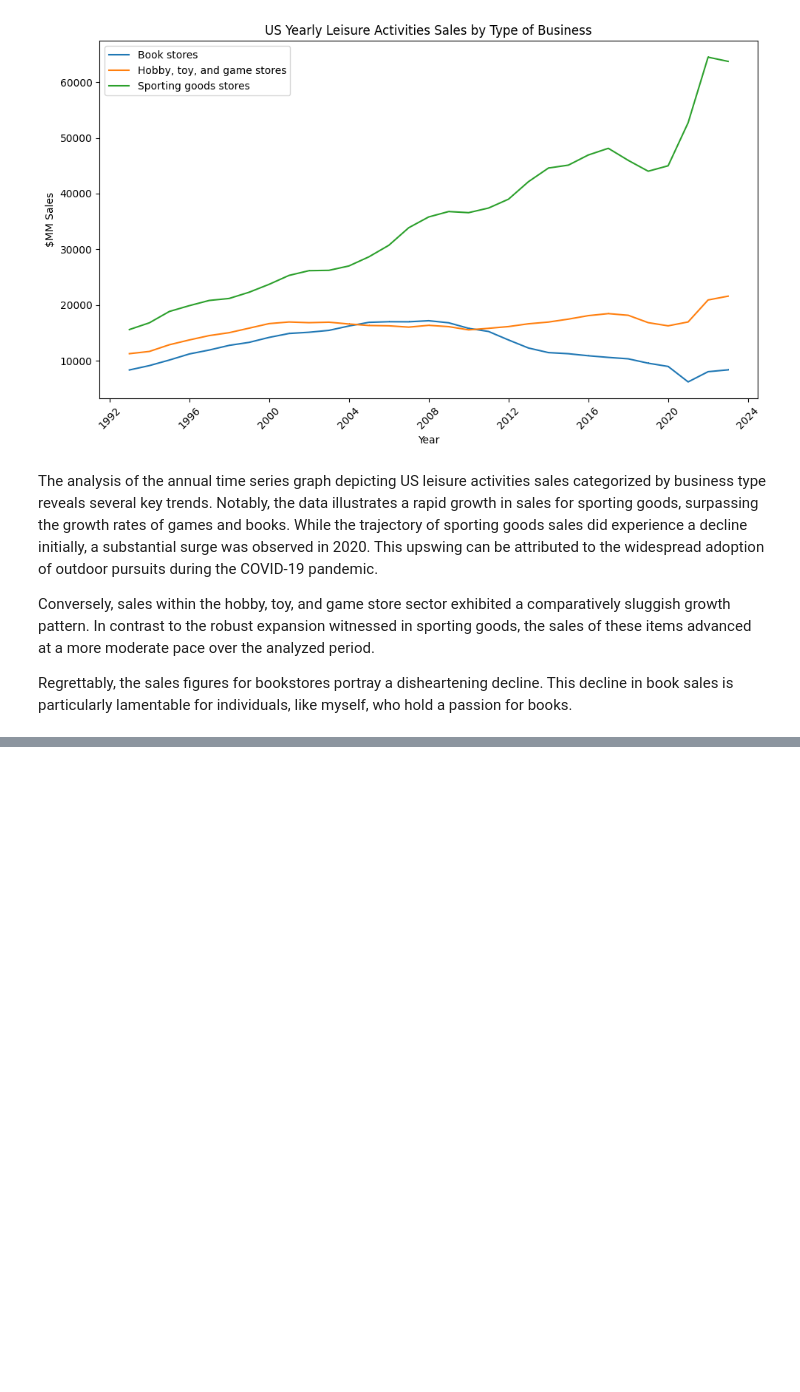
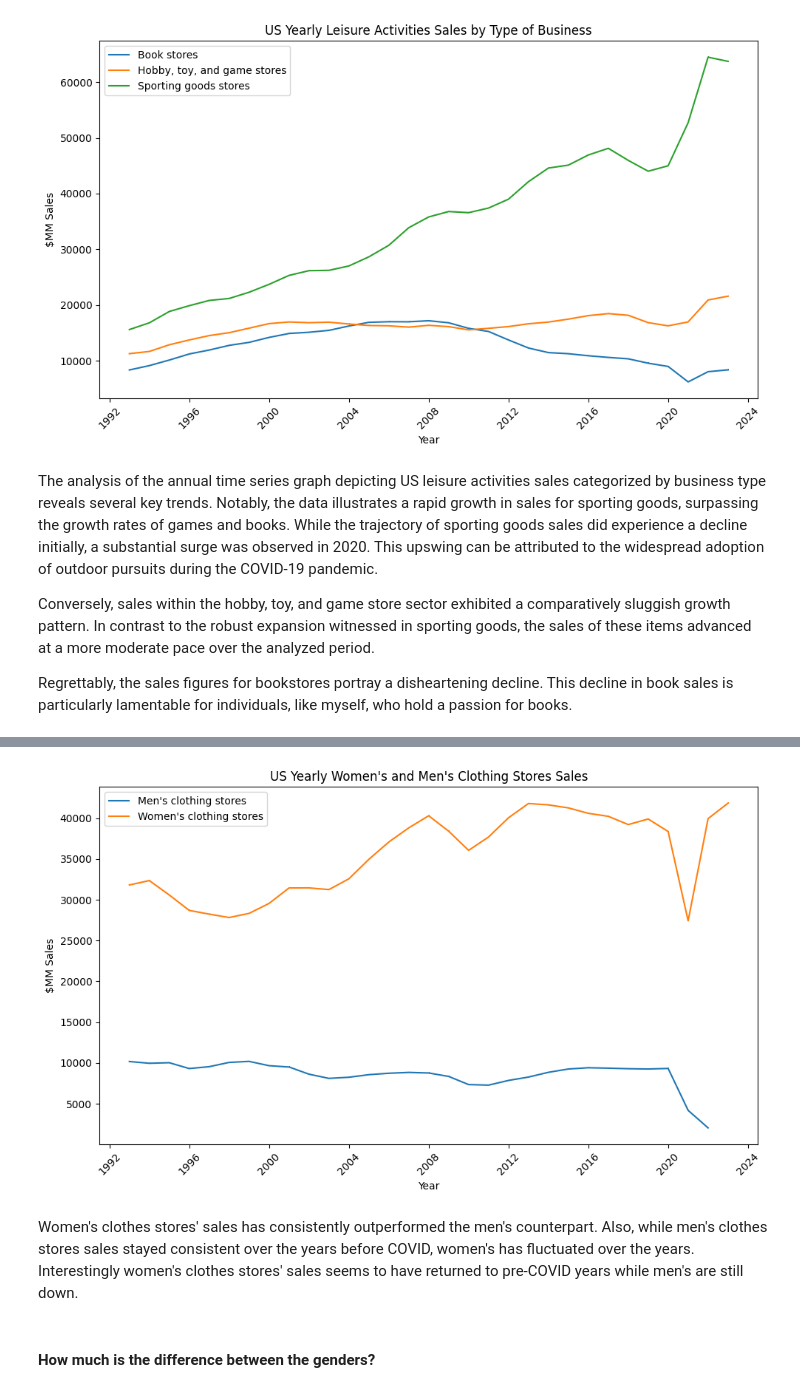
Before and after one commit to luizamfsantos/US-Retail-Sales-Data-Exploration, a Jupyter notebook: data_analysis.ipynb, the cells around one changed output, grey strips where cells are left out. Drawn from its saved outputs; the diff is of its cells as text; code cells hidden in the pictures; blank space fills up the shorter version.

Commit message:
added graph for women's and men's clothing store sales

```diff
--- a/data_analysis.ipynb
+++ b/data_analysis.ipynb
@@ -232,0 +255,4 @@ Regrettably, the sales figures for bookstores portray a disheartening decline. T
+# %%
+men_women_clothes = df.loc[(df["Kind of Business"]=="Men's clothing stores") | (df["Kind of Business"] == "Women's clothing stores")]
+men_women_clothes.set_index("Date", inplace=True)
+men_women_clothes.head()
@@ -232,0 +267,31 @@ Regrettably, the sales figures for bookstores portray a disheartening decline. T
+# %%
+# Group data by "Kind of Business" and Aggregate yearly
+men_women_clothes_yearly = men_women_clothes.groupby(['Kind of Business', pd.Grouper(freq='A')]).sum()
+# Reset index to convert "Kind of Business" back to a column
+men_women_clothes_yearly.reset_index(inplace=True)
+# %%
+# Plot the time series
+plt.figure(figsize=(10, 6))
+
+for name, group in men_women_clothes_yearly.groupby('Kind of Business'):
+    plt.plot(group['Date'], group['Sales'], marker=',', linestyle='-', label=name)
+
+# Add labels and title
+plt.xlabel('Year')
+plt.ylabel('$MM Sales')
+plt.title("US Yearly Women's and Men's Clothing Stores Sales")
+plt.legend()
+
+# Rotate x-axis labels for better readability (optional)
+plt.xticks(rotation=45)
+
+# Display the plot
+plt.tight_layout()
+plt.show()
+# %% [output]
+[figure, added]
+# %% [markdown]
+Women's clothes stores' sales has consistently outperformed the men's counterpart. Also, while men's clothes stores sales stayed consistent over the years before COVID, women's has fluctuated over the years.
+Interestingly women's clothes stores' sales seems to have returned to pre-COVID years while men's are still down.
+# %% [markdown]
+#### How much is the difference between the genders?
```
Also changed, not shown: parts of 3 cells of this notebook, 1 other file.
